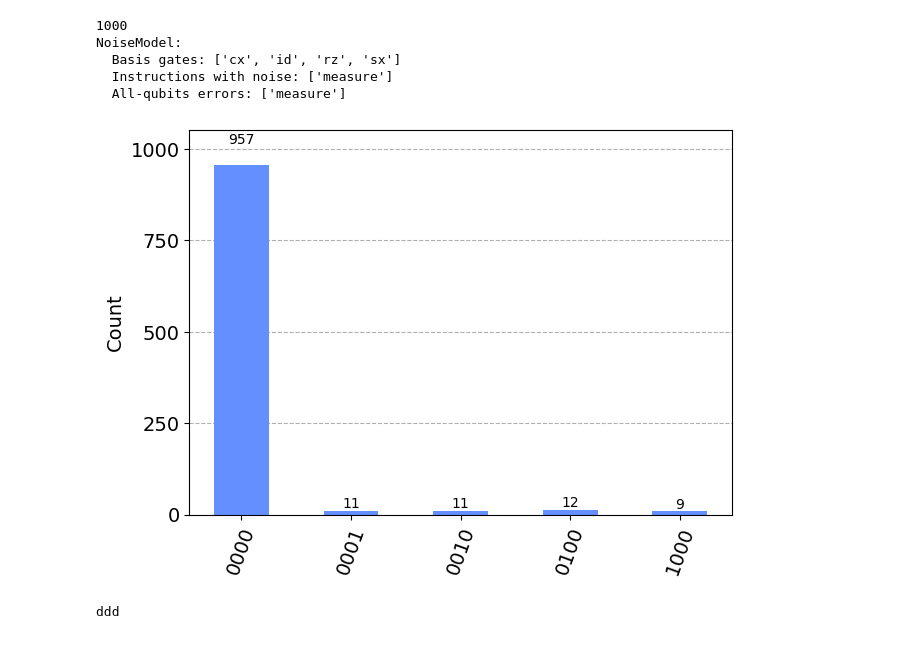
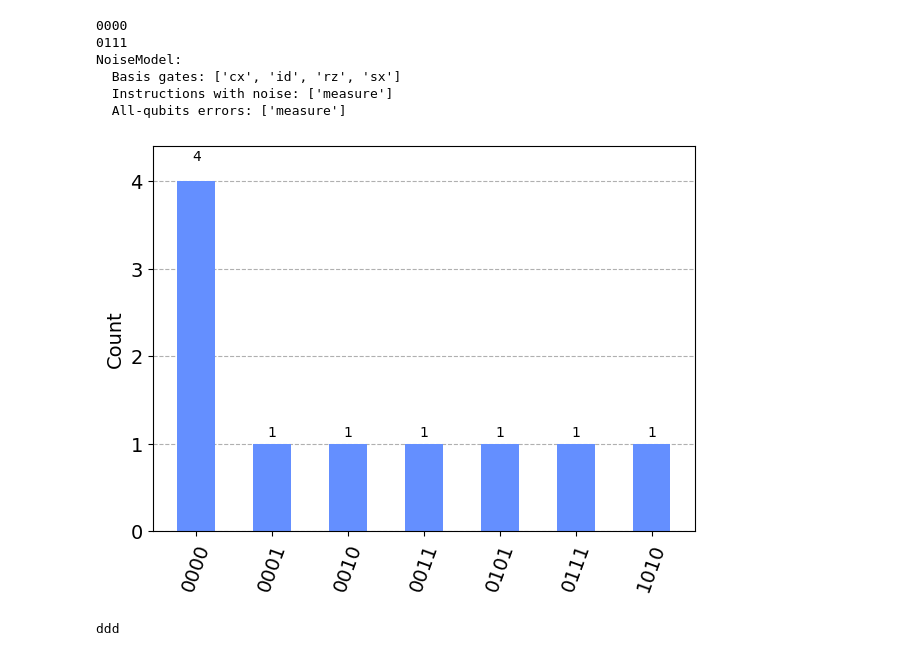
Before and after one commit to takkiiiiiiiii/ChatApp-based-qiskit, a Jupyter notebook: experiment/bit_flip_noise_model.ipynb, the cells around one changed output. Saved outputs shown, nothing was run; the diff lists cells and outputs as text; code cells hidden in the pictures.

```diff
--- a/experiment/bit_flip_noise_model.ipynb
+++ b/experiment/bit_flip_noise_model.ipynb
@@ -1,36 +1,40 @@
 # %%
 from qiskit import QuantumCircuit, execute
 from qiskit_aer import Aer
 from qiskit.tools.visualization import plot_histogram
 from qiskit_aer.noise import (NoiseModel, QuantumError, pauli_error, depolarizing_error)
 
 backend = Aer.get_backend('qasm_simulator')
 qc = QuantumCircuit(4)
 qc.measure_all()
 
-p_meas = 0.01
+p_meas = 0.3
 
 error_meas = pauli_error([('X', p_meas), ('I', 1 - p_meas)])
 
 noise_model = NoiseModel()
 noise_model.add_all_qubit_quantum_error(error_meas, "measure")
 
-result = execute(qc,backend,shots=1000, noise_model=noise_model).result()
+result = execute(qc,backend,shots=10, noise_model=noise_model).result()
 # result = execute(qc,backend,shots=1000).result()
 
 counts = result.get_counts(0)
+max_key = max(counts, key=counts.get)
+
+print(max_key)
 bits = list(result.get_counts(0).keys())[0]
 
 print(bits)
 print(noise_model)
 plot_histogram(counts)
 # %% [output]
-1000
+0000
+0111
 NoiseModel:
   Basis gates: ['cx', 'id', 'rz', 'sx']
   Instructions with noise: ['measure']
   All-qubits errors: ['measure']
-[figure, old version]
+[figure, new version]
 # %%
 print("ddd")
 # %% [output]
```
Also changed, not shown: parts of 1 cell of this notebook, 2 other files.
